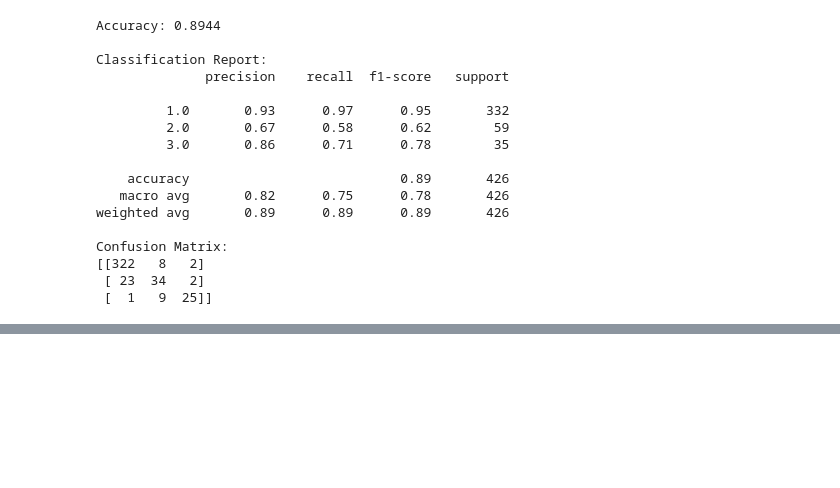
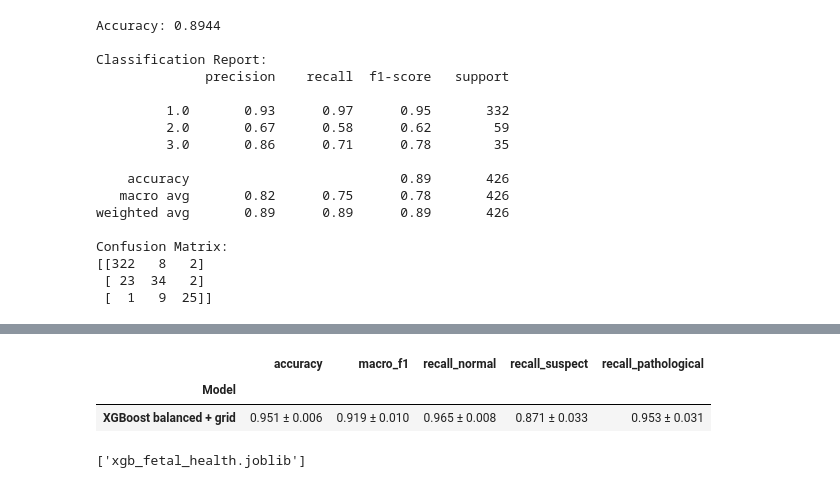
Before and after one commit to Sushanth-xy/FetalHealthClassifier, a Jupyter notebook: main.ipynb, the cells around one changed output, grey strips where cells are left out. Cells and saved outputs as stored; diff of their text form; code cells hidden in the pictures; blank space fills up the shorter version.

```diff
--- a/main.ipynb
+++ b/main.ipynb
@@ -357,0 +528,27 @@ display(results.sort_values("macro_f1", ascending=False))
+# %%
+best_xgb = XGBClassifier(random_state=42, eval_metric="mlogloss", **grid.best_params_)
+
+res = cross_validate(
+    best_xgb, X_train, y_cv, cv=cv, scoring=scoring,
+    n_jobs=-1, params={"sample_weight": w},   # fit_params= on sklearn < 1.4
+)
+
+row = {"Model": "XGBoost balanced + grid"}
+for metric in scoring:
+    s = res[f"test_{metric}"]
+    row[metric] = f"{s.mean():.3f} ± {s.std():.3f}"
+display(pd.DataFrame([row]).set_index("Model"))
+# %% [output]
+|  | accuracy | macro_f1 | recall_normal | recall_suspect | recall_pathological |
+| Model |  |  |  |  |  |
+| XGBoost balanced + grid | 0.951 ± 0.006 | 0.919 ± 0.010 | 0.965 ± 0.008 | 0.871 ± 0.033 | 0.953 ± 0.031 |
+# %%
+import joblib
+
+# Fit on the full training set, with the same balanced weights used in CV
+best_xgb.fit(X_train, y_cv, sample_weight=w)
+
+# Save
+joblib.dump(best_xgb, "xgb_fetal_health.joblib")
+# %% [output]
+['xgb_fetal_health.joblib']
```
Also changed, not shown: parts of 8 cells of this notebook.
